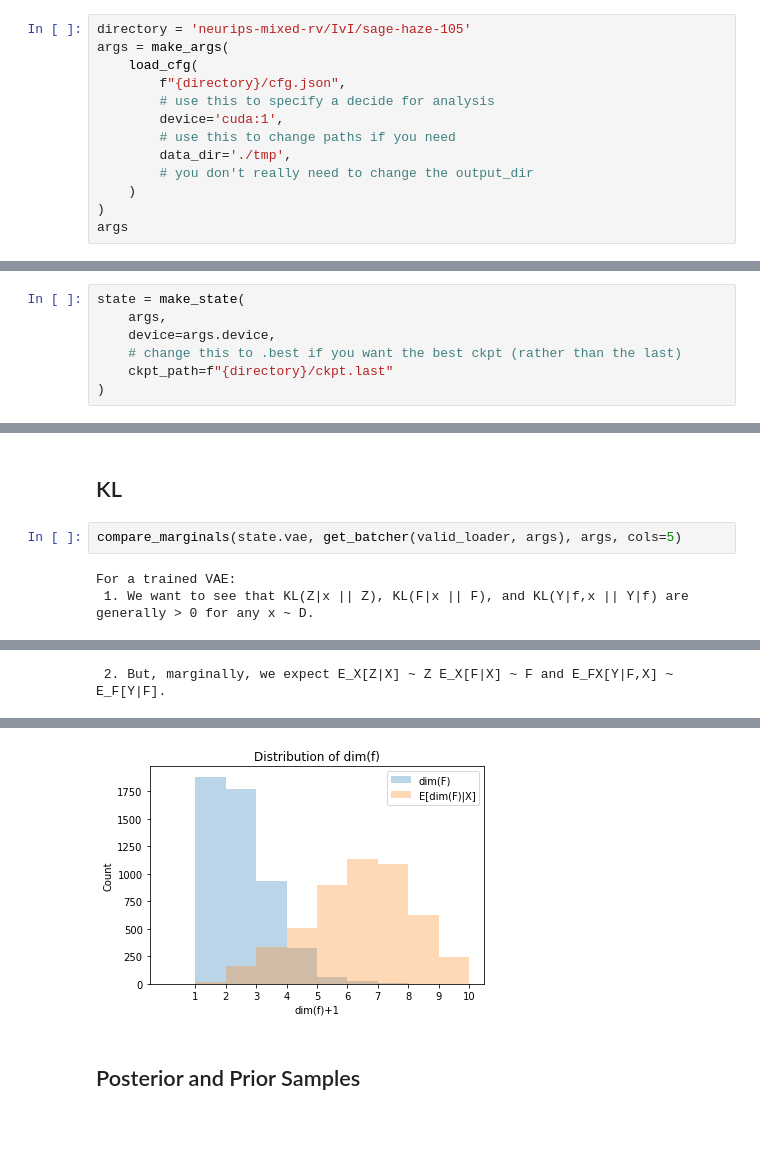
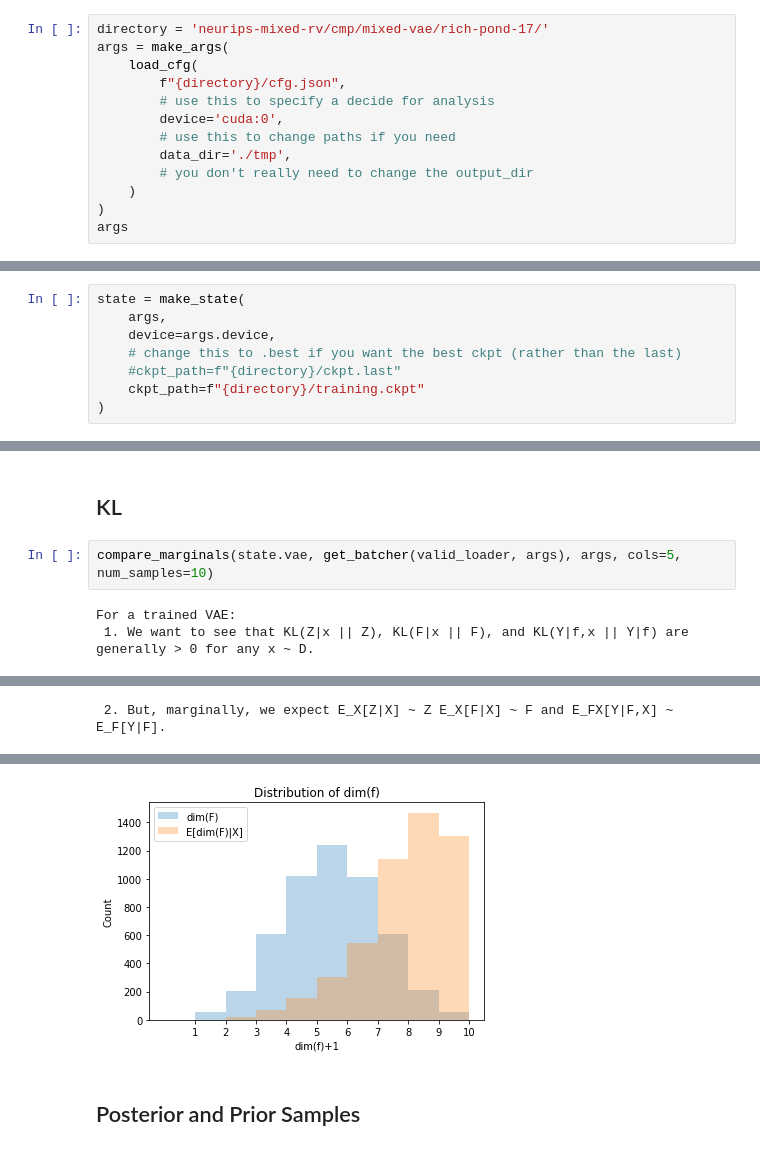
Before and after one commit to probabll/mixed-rv-vae, a Jupyter notebook: analysis.ipynb, the cells around one changed output, grey strips where cells are left out. Drawn from its saved outputs; the diff is of its cells as text.

```diff
--- a/analysis.ipynb
+++ b/analysis.ipynb
@@ -38,12 +35,12 @@ from analysis import compare_marginals, compare_samples
 * Load model state
 * Load MNIST data
 # %%
-directory = 'neurips-mixed-rv/IvI/sage-haze-105'
+directory = 'neurips-mixed-rv/cmp/mixed-vae/rich-pond-17/'
 args = make_args(
     load_cfg(
         f"{directory}/cfg.json",
         # use this to specify a decide for analysis
-        device='cuda:1',
+        device='cuda:0',
         # use this to change paths if you need
         data_dir='./tmp',
         # you don't really need to change the output_dir
@@ -60,7 +62,8 @@ state = make_state(
     args,
     device=args.device,
     # change this to .best if you want the best ckpt (rather than the last)
-    ckpt_path=f"{directory}/ckpt.last"
+    #ckpt_path=f"{directory}/ckpt.last"
+    ckpt_path=f"{directory}/training.ckpt"
 )
 # %%
 train_loader, valid_loader, test_loader = load_mnist(
@@ -194,7 +201,7 @@ if state.vae.p.y_dim:
 # %% [markdown]
 ## KL
 # %%
-compare_marginals(state.vae, get_batcher(valid_loader, args), args, cols=5)
+compare_marginals(state.vae, get_batcher(valid_loader, args), args, cols=5, num_samples=10)
 # %% [output]
 For a trained VAE:
  1. We want to see that KL(Z|x || Z), KL(F|x || F), and KL(Y|f,x || Y|f) are generally > 0 for any x ~ D.
@@ -208,4 +215,4 @@ For a trained VAE:
-[figure, old version]
+[figure, new version]
 # %% [markdown]
 ## Posterior and Prior Samples
 # %%
```
Also changed, not shown: parts of 20 cells of this notebook, 5 other files.
